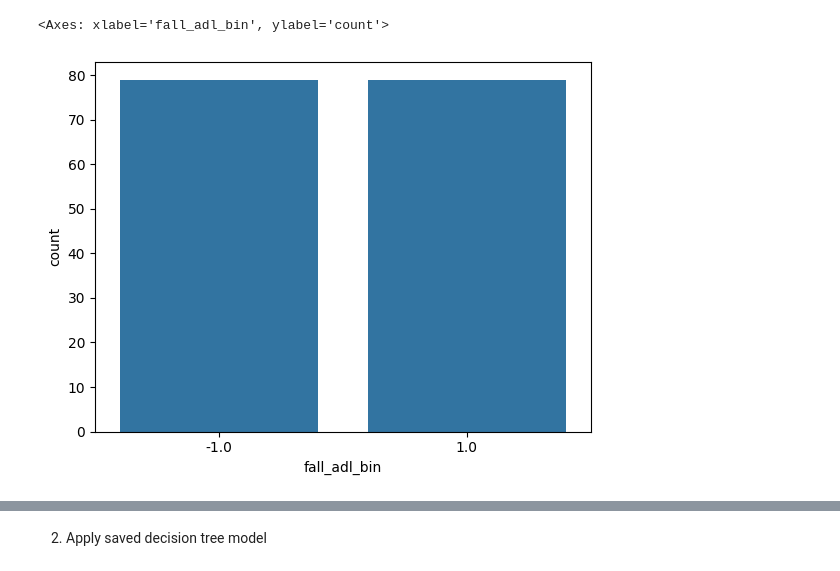
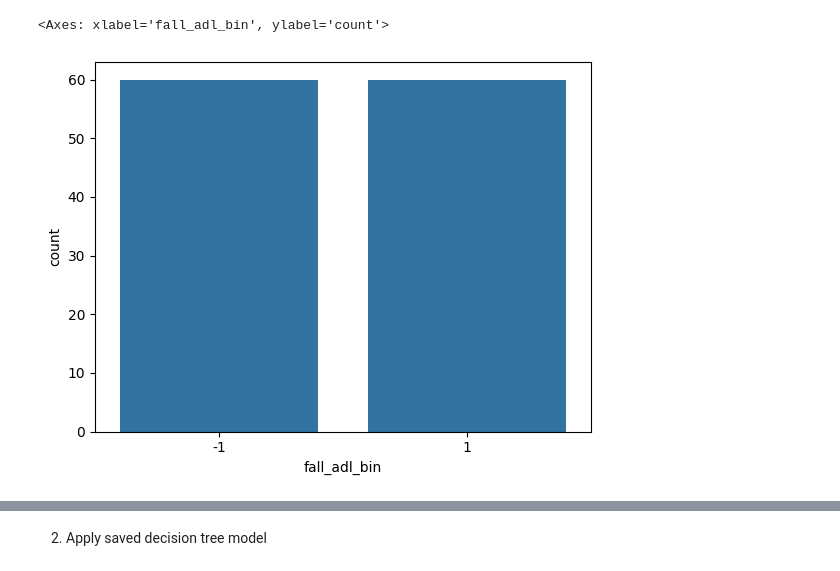
Before and after one commit to tungBKDN/fall-detection-ai, a Jupyter notebook: tng-balancing-test/random-forest-validation.ipynb, the cells around one changed output, grey strips where cells are left out. Drawn from its saved outputs; the diff is of its cells as text; code cells hidden in the pictures.

```diff
--- a/tng-balancing-test/random-forest-validation.ipynb
+++ b/tng-balancing-test/random-forest-validation.ipynb
@@ -41,10 +41,10 @@ def plot_confusion_matrix(y_true, y_pred, classes, normalize=False, title=None,
 
     plt.show()
 # %%
-df = pd.read_csv("test_extracted_balanced.csv")
+df = pd.read_csv("test_dataset_extract.csv")
 df.head()
 sns.countplot(x="fall_adl_bin", data=df)
 # %% [output]
 <Axes: xlabel='fall_adl_bin', ylabel='count'>
-[figure, old version]
+[figure, new version]
 # %%
```
Also changed, not shown: parts of 6 cells of this notebook, 9 other files.
